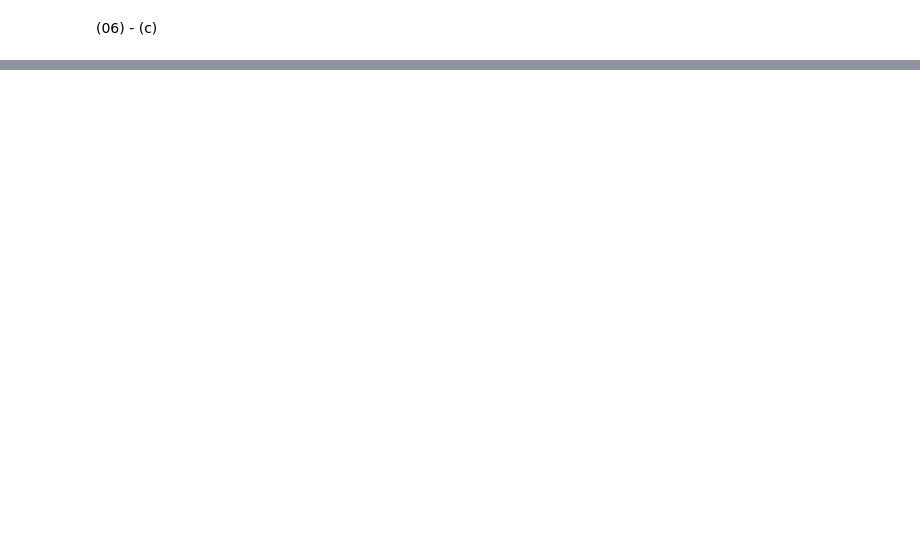
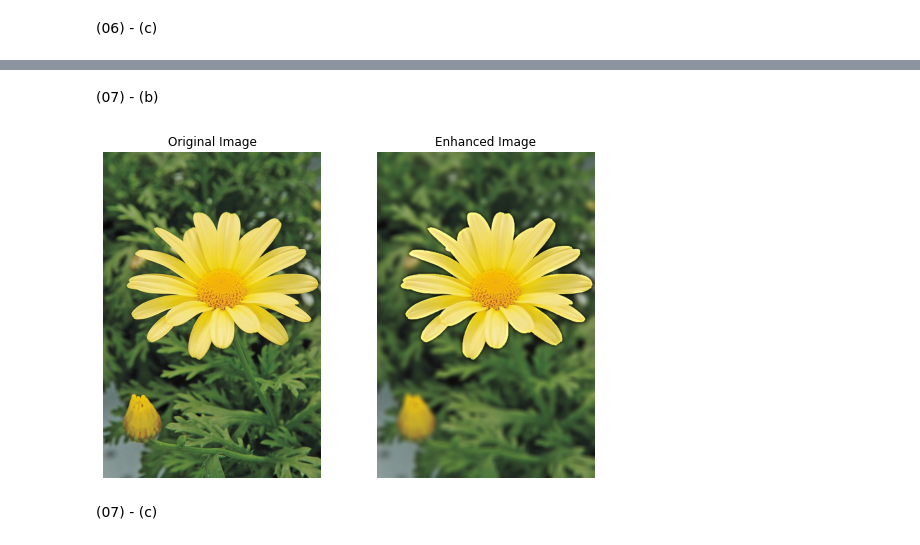
Before and after one commit to wanshika99/EN2550-Assignment-1-on-Intensity-Transformations-and-Neighborhood-Filtering, a Jupyter notebook: en2550_assignment_01_190663R.ipynb, the cells around one changed output, grey strips where cells are left out. Cells and saved outputs as stored; diff of their text form; code cells hidden in the pictures; blank space fills up the shorter version.

```diff
--- a/en2550_assignment_01_190663R.ipynb
+++ b/en2550_assignment_01_190663R.ipynb
@@ -338,0 +400,21 @@ plt.show()
+# %% [markdown]
+(07) - (b)
+# %%
+im_blurred = cv.blur(im_bgd, (15, 15))
+im_enhanced = cv.add(im_blurred, im_fgd)
+
+fig, ax = plt.subplots(1, 2, figsize=(9, 6))
+
+ax[0].imshow(cv.cvtColor(im_original, cv.COLOR_BGR2RGB))
+ax[0].set_title("Original Image")
+ax[0].axis("off")
+
+ax[1].imshow(cv.cvtColor(im_enhanced, cv.COLOR_BGR2RGB))
+ax[1].set_title("Enhanced Image")
+ax[1].axis("off")
+
+plt.show()
+# %% [output]
+[figure, added]
+# %% [markdown]
+(07) - (c)
```
Also changed, not shown: parts of 5 cells of this notebook.
